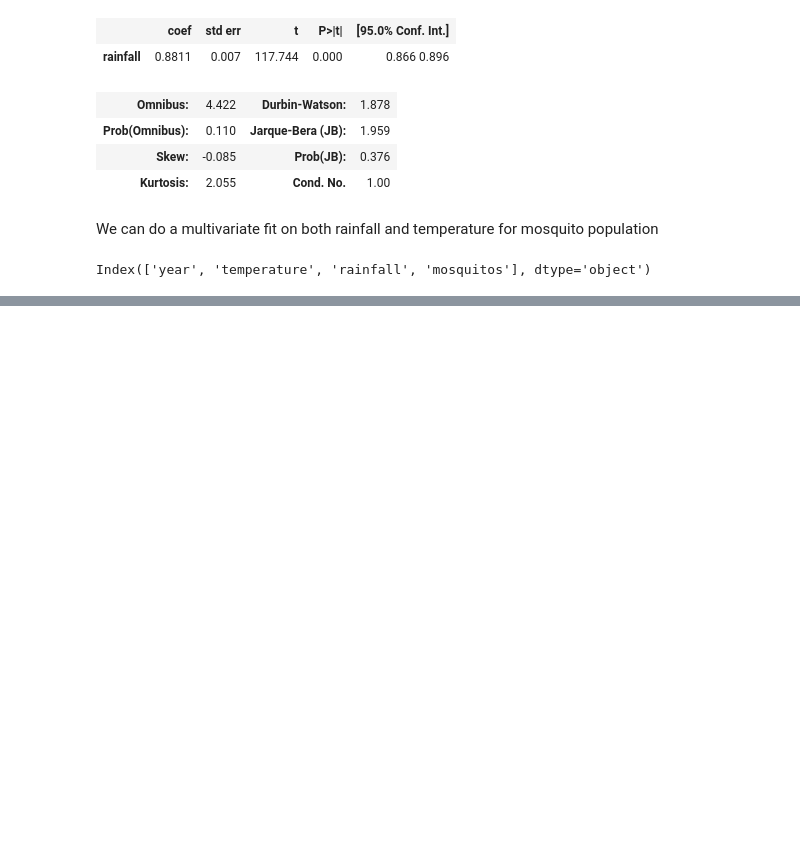
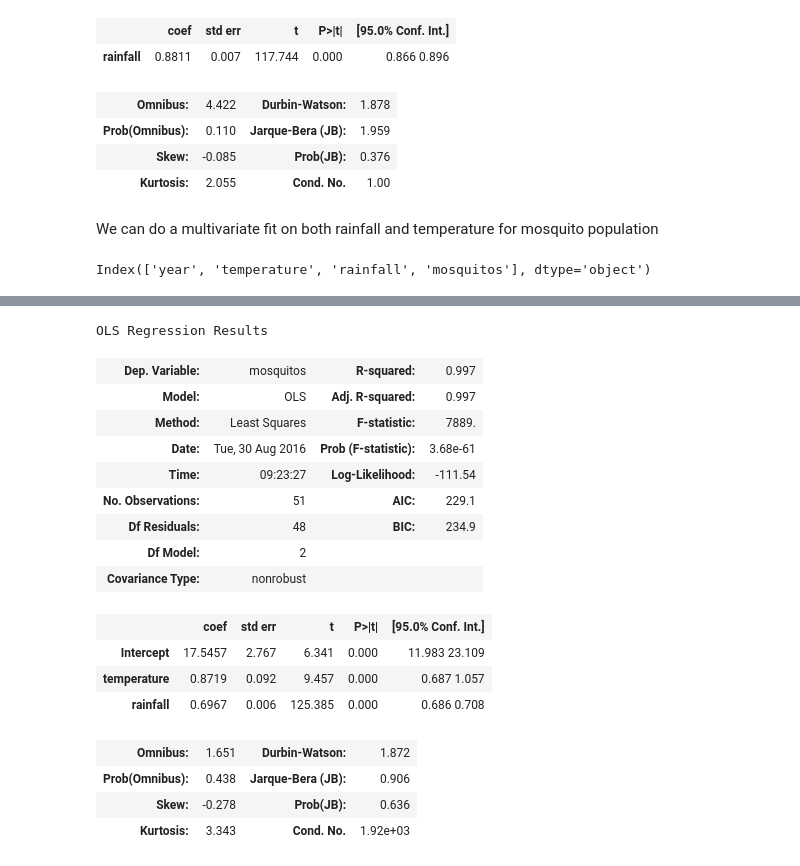
Before and after one commit to dotsdl/swc_northeastern_python, a Jupyter notebook: Mosquitoes.ipynb, the cells around one changed output, grey strips where cells are left out. Cells and saved outputs as stored; diff of their text form; code cells hidden in the pictures; blank space fills up the shorter version.

```diff
--- a/Mosquitoes.ipynb
+++ b/Mosquitoes.ipynb
@@ -847,0 +846,21 @@ TypeError: len() of unsized object
+# %%
+regr_results.summary()
+# %% [output]
+OLS Regression Results
+| Dep. Variable: | mosquitos | R-squared: | 0.997 |
+| Model: | OLS | Adj. R-squared: | 0.997 |
+| Method: | Least Squares | F-statistic: | 7889. |
+| Date: | Tue, 30 Aug 2016 | Prob (F-statistic): | 3.68e-61 |
+| Time: | 09:23:27 | Log-Likelihood: | -111.54 |
+| No. Observations: | 51 | AIC: | 229.1 |
+| Df Residuals: | 48 | BIC: | 234.9 |
+| Df Model: | 2 |  |  |
+| Covariance Type: | nonrobust |  |  |
+|  | coef | std err | t | P>|t| | [95.0% Conf. Int.] |
+| Intercept | 17.5457 | 2.767 | 6.341 | 0.000 | 11.983 23.109 |
+| temperature | 0.8719 | 0.092 | 9.457 | 0.000 | 0.687 1.057 |
+| rainfall | 0.6967 | 0.006 | 125.385 | 0.000 | 0.686 0.708 |
+| Omnibus: | 1.651 | Durbin-Watson: | 1.872 |
+| Prob(Omnibus): | 0.438 | Jarque-Bera (JB): | 0.906 |
+| Skew: | -0.278 | Prob(JB): | 0.636 |
+| Kurtosis: | 3.343 | Cond. No. | 1.92e+03 |
```
Also changed, not shown: parts of 1 cell of this notebook.
